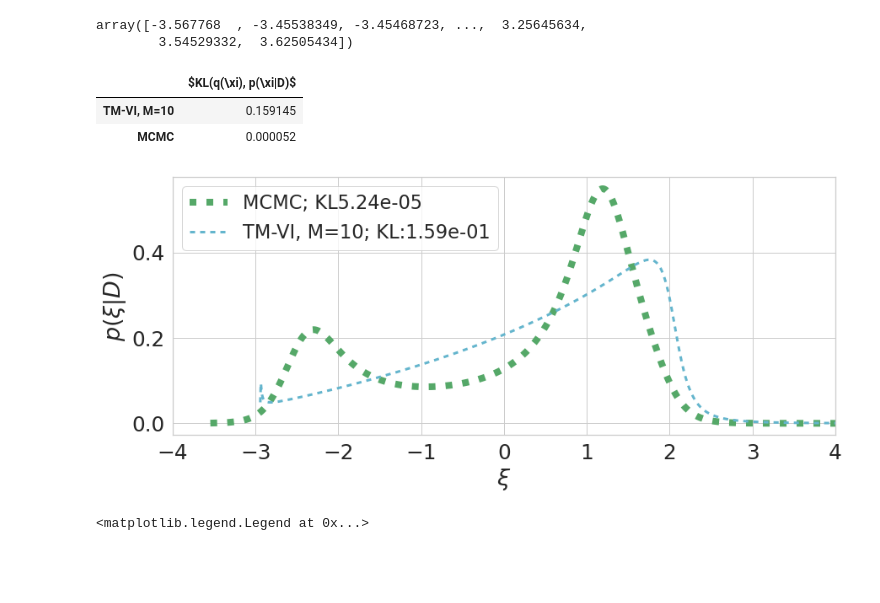
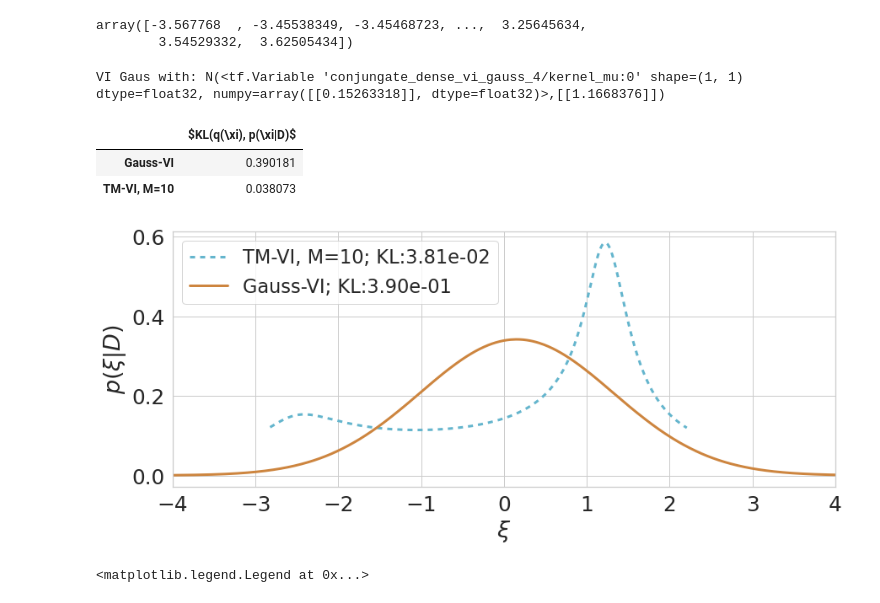
Before and after one commit to stefan1893/TM-VI, a Jupyter notebook: ipynb/01_singel_weight.ipynb, the cells around one changed output. Saved outputs shown, nothing was run; the diff lists cells and outputs as text; code cells hidden in the pictures; blank space fills up the shorter version.

Commit message:
test with different base distributions

```diff
--- a/ipynb/01_singel_weight.ipynb
+++ b/ipynb/01_singel_weight.ipynb
@@ -221,6 +235,8 @@ for M in Ms:
                          **kernel_initializers,
                          num_samples=num_samples,
                          prior_dist=prior_dist,
+                         # base_dist = tfd.TruncatedNormal(loc=0.5, scale=0.15, low=0., high=1.),
+                         base_dist = tfd.Uniform(low=0.00001, high=1.-1e-9),
                          input_shape=(1,))
     model = tf.keras.Sequential([layer], name=f"VIMLTS-degree{M}")
     model.build(input_shape=(None, 1))
@@ -319,7 +336,7 @@ epochs = 2500
 for name, model in models.items():
     print(f"Start experiment with model {name}")
     # lr_callback = tf.keras.callbacks.LearningRateScheduler(partial(scheduler, lr_start=lr_start, lr_stop=lr_end, epochs=epoch_lr_end))
-    model.compile(optimizer=tf.keras.optimizers.RMSprop(learning_rate=.2), loss=sample_nll, run_eagerly=False)
+    model.compile(optimizer=tf.keras.optimizers.RMSprop(learning_rate=.02), loss=sample_nll, run_eagerly=False)
     model.fit(tf.ones(ytensor.shape), ytensor, epochs=epochs, verbose=False, callbacks=[LogKL()])
 # %% [output]
 Start experiment with model TM-VI, M=10
@@ -372,43 +382,45 @@ array([-3.567768  , -3.45538349, -3.45468723, ...,  3.25645634,
         3.54529332,  3.62505434])
 # %%
 plt.figure(figsize=(13,6))
-log_p_w_D_unnorm = posterior_unnormalized(w_mcmc.to_numpy(), ytensor, prior_dist=prior_dist)
-kl_unnorm = np.mean(log_mcmc_p_w_D - log_mcmc_p_D - log_p_w_D_unnorm)
-kl = log_p_D + kl_unnorm
-Kls = dict(MCMC=kl)
-plt.plot(w_mcmc, np.exp(log_mcmc_p_w_D - log_mcmc_p_D), label=f"MCMC; KL{kl:.2e}", linewidth=8., color='g', linestyle=(0, (1, 1.5)))
+Kls = dict()
+# log_p_w_D_unnorm = posterior_unnormalized(w_mcmc.to_numpy(), ytensor, prior_dist=prior_dist)
+# kl_unnorm = np.mean(log_mcmc_p_w_D - log_mcmc_p_D - log_p_w_D_unnorm)
+# kl = log_p_D + kl_unnorm
+# Kls = dict(MCMC=kl)
+# plt.plot(w_mcmc, np.exp(log_mcmc_p_w_D - log_mcmc_p_D), label=f"MCMC; KL{kl:.2e}", linewidth=8., color='g', linestyle=(0, (1, 1.5)))
 linestyles = [(0, (2, 2)), (0, (1, 1)), '-']
 ls = 0
 for name, model in models.items():
     layer = model.layers[0]
     w, log_qw = layer.sample(num=100000)
     w = w.numpy().squeeze()
     sort = np.argsort(w)
     w = w[sort]
     log_qw = log_qw.numpy().squeeze()[sort]
     # compute KL
     log_p_w_D_unnorm = posterior_unnormalized(w, ytensor, prior_dist=prior_dist)
     kl_unnorm = np.mean(log_qw - log_p_w_D_unnorm)
     # 1/T \sum_{w_i \sim q(w_i}} log(q(w_i)/p(w_i|D)) => log(p(D)) + 1/T \sum_{w_i \sim q(w_i}} log(q(w_i)) - log(p(D|w_i)*p(w_i))
     Kls[name] = log_p_D + kl_unnorm
     if "TM-VI" in name:
         plt.plot(w, np.exp(log_qw), label=f"{name}; KL:{Kls[name]:.2e}", linewidth=3., color='c', linestyle=linestyles[ls%3])
         ls += 1
     else:
         plt.plot(w, np.exp(log_qw), label=f"{name}; KL:{Kls[name]:.2e}", linewidth=3., color='peru')
 plt.legend(fontsize='small')
 # plt.title("Posterior distribution $p(w|D)$")
 plt.xlim((-4,4.))
 plt.xlabel("$\\xi$")
 plt.ylabel("$p(\\xi|D)$")
 plt.tight_layout()
 display(pd.DataFrame.from_dict(Kls, orient='index', columns=["$KL(q(\\xi), p(\\xi|D)$"]).sort_values("$KL(q(\\xi), p(\\xi|D)$", ascending=False))
 plt.savefig("02_cauchy_posterior.pdf")
 # %% [output]
+VI Gaus with: N(<tf.Variable 'conjungate_dense_vi_gauss_4/kernel_mu:0' shape=(1, 1) dtype=float32, numpy=array([[0.15263318]], dtype=float32)>,[[1.1668376]])
 |  | $KL(q(\xi), p(\xi|D)$ |
-| TM-VI, M=10 | 0.159145 |
-| MCMC | 0.000052 |
+| Gauss-VI | 0.390181 |
+| TM-VI, M=10 | 0.038073 |
-[figure, old version]
+[figure, new version]
 # %%
 plt.figure(figsize=(10,5))
 for m, model in models.items():
```
Also changed, not shown: parts of 9 cells of this notebook, 2 other files.
